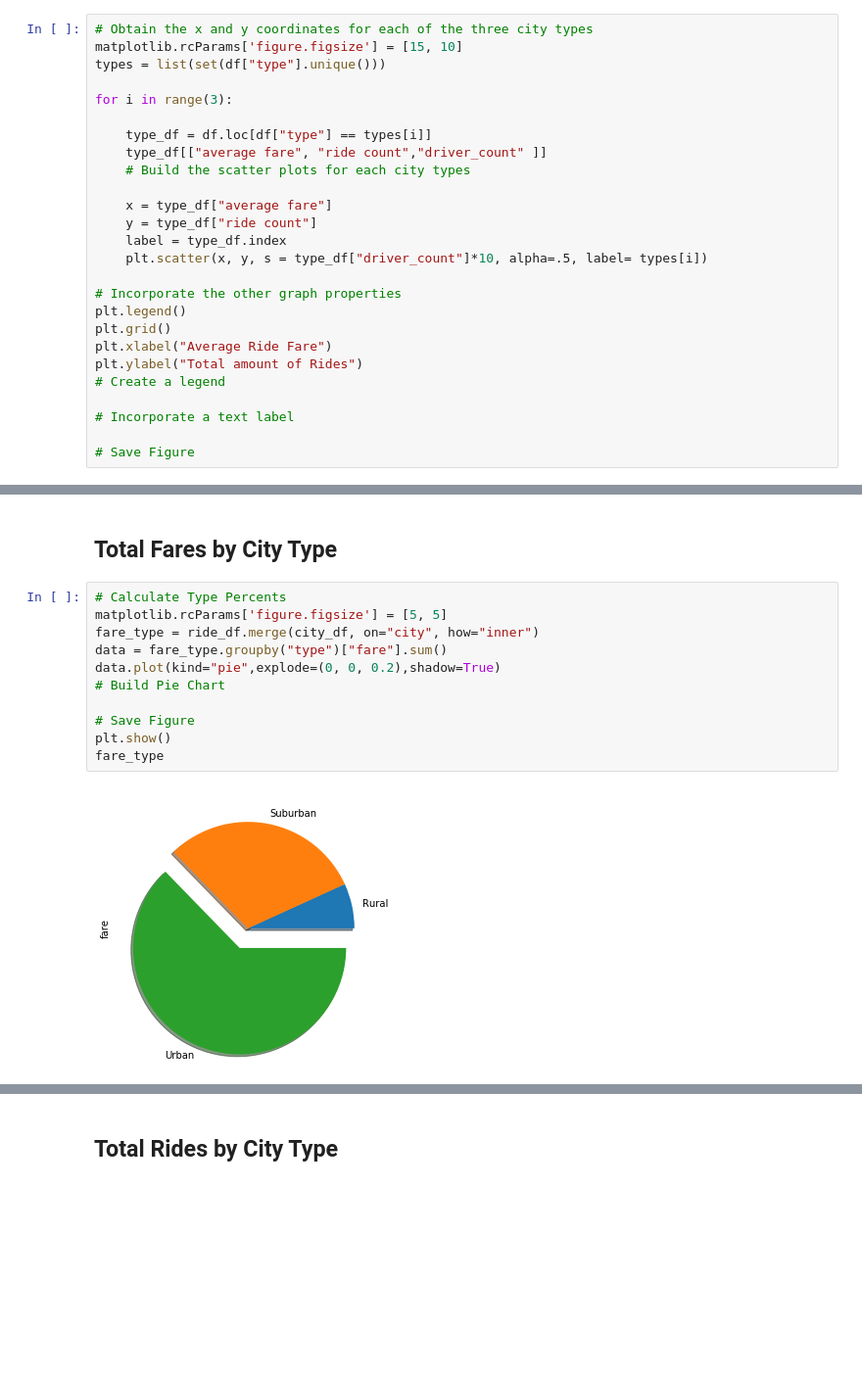
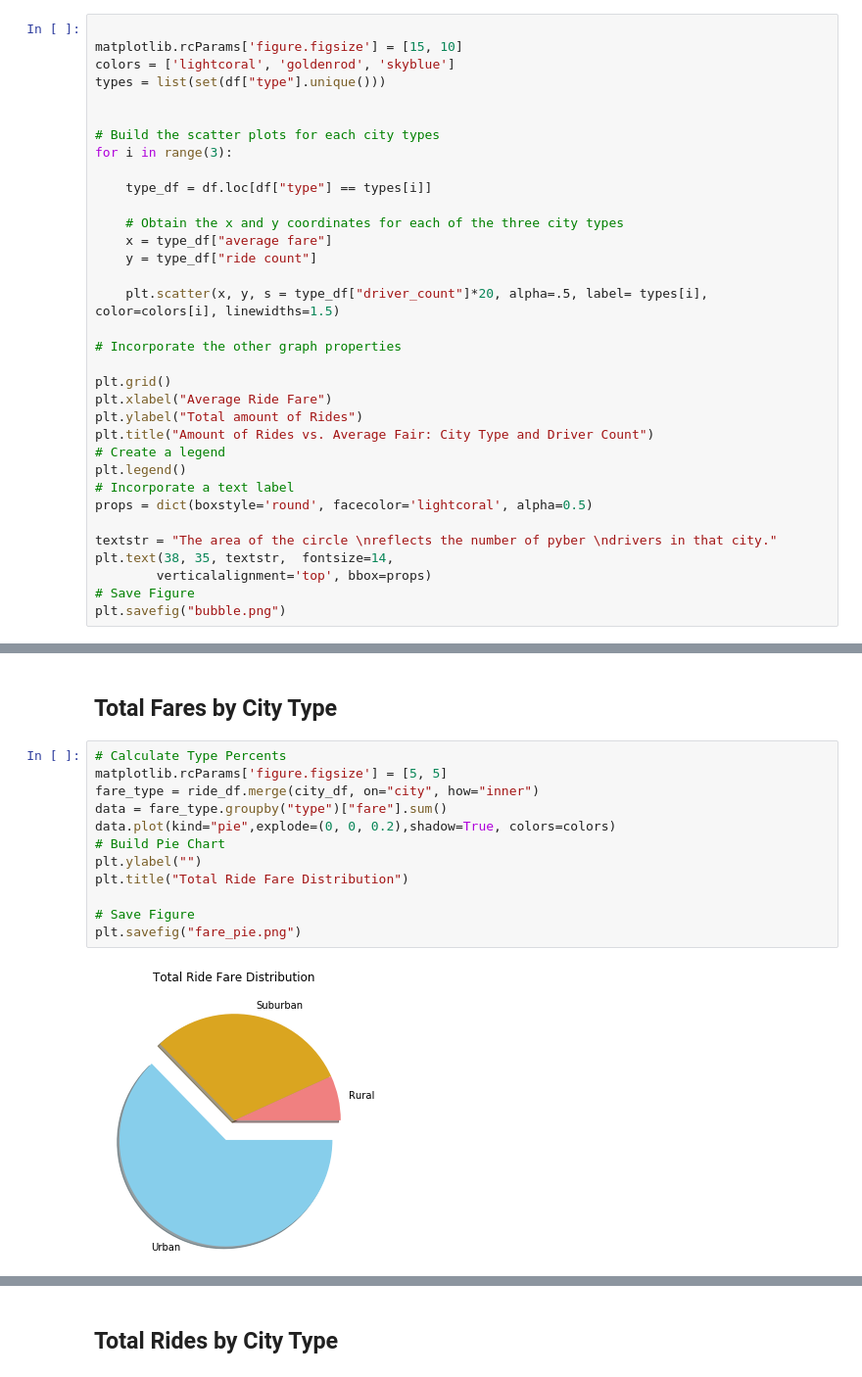
Before and after one commit to 4890A/05-Matplotlib-Assignment, a Jupyter notebook: pyber_starter.ipynb, the cells around one changed output, grey strips where cells are left out. Shown at 98% size. Drawn from its saved outputs; the diff is of its cells as text; blank space fills up the shorter version.

Commit message:
Finished aesthetic considerations. Conclusions finished, added to notebook. Plots saved

```diff
--- a/pyber_starter.ipynb
+++ b/pyber_starter.ipynb
@@ -35,29 +37,37 @@ df.head()
 # %% [markdown]
 ## Bubble Plot of Ride Sharing Data
 # %%
-# Obtain the x and y coordinates for each of the three city types
+
 matplotlib.rcParams['figure.figsize'] = [15, 10]
+colors = ['lightcoral', 'goldenrod', 'skyblue']
 types = list(set(df["type"].unique()))
 
+
+# Build the scatter plots for each city types
 for i in range(3):
 
     type_df = df.loc[df["type"] == types[i]]
-    type_df[["average fare", "ride count","driver_count" ]]
-    # Build the scatter plots for each city types
 
+    # Obtain the x and y coordinates for each of the three city types
     x = type_df["average fare"]
     y = type_df["ride count"]
-    label = type_df.index
-    plt.scatter(x, y, s = type_df["driver_count"]*10, alpha=.5, label= types[i])
+
+    plt.scatter(x, y, s = type_df["driver_count"]*20, alpha=.5, label= types[i], color=colors[i], linewidths=1.5)
 
 # Incorporate the other graph properties
-plt.legend()
+
 plt.grid()
 plt.xlabel("Average Ride Fare")
 plt.ylabel("Total amount of Rides")
+plt.title("Amount of Rides vs. Average Fair: City Type and Driver Count")
 # Create a legend
+plt.legend()
+# Incorporate a text label
+props = dict(boxstyle='round', facecolor='lightcoral', alpha=0.5)
 
-# Incorporate a text label
-
+textstr = "The area of the circle \nreflects the number of pyber \ndrivers in that city."
+plt.text(38, 35, textstr,  fontsize=14,
+        verticalalignment='top', bbox=props)
 # Save Figure
+plt.savefig("bubble.png")
 # %% [output]
@@ -71,13 +80,14 @@ plt.show()
 # %%
 # Calculate Type Percents
 matplotlib.rcParams['figure.figsize'] = [5, 5]
 fare_type = ride_df.merge(city_df, on="city", how="inner")
 data = fare_type.groupby("type")["fare"].sum()
-data.plot(kind="pie",explode=(0, 0, 0.2),shadow=True)
+data.plot(kind="pie",explode=(0, 0, 0.2),shadow=True, colors=colors)
 # Build Pie Chart
+plt.ylabel("")
+plt.title("Total Ride Fare Distribution")
 
 # Save Figure
-plt.show()
-fare_type
+plt.savefig("fare_pie.png")
 # %% [output]
-[figure, old version]
+[figure, new version]
```
Also changed, not shown: parts of 8 cells of this notebook, 4 other files.
